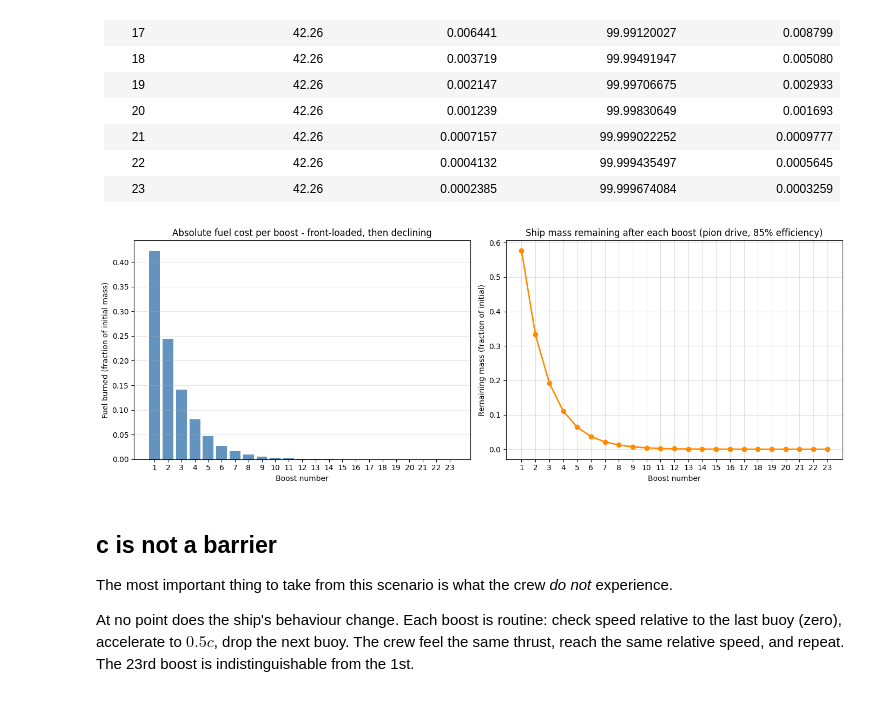
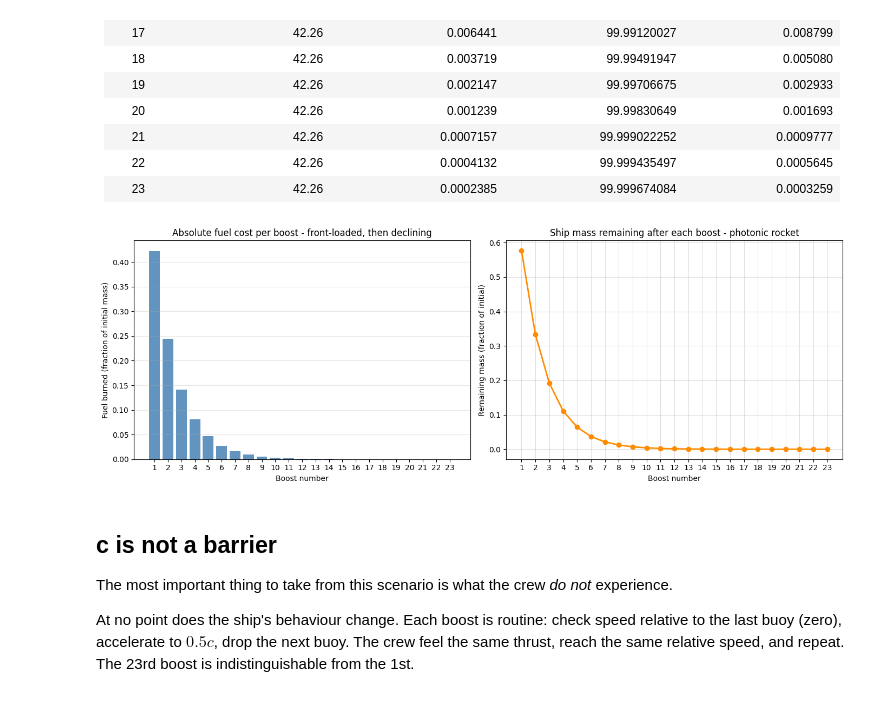
Before and after one commit to lookbusy1344/Relativity, a Jupyter notebook: Python/Dropping_buoys.ipynb, the cells around one changed output. Saved outputs shown, nothing was run; the diff lists cells and outputs as text; code cells hidden in the pictures.

Commit message:
chore: graph title tidying

```diff
--- a/Python/Dropping_buoys.ipynb
+++ b/Python/Dropping_buoys.ipynb
@@ -536,35 +536,35 @@ display(Markdown(fuel_table.get_string()));
 fuel_each_float = [float(f) for f in fuel_each]
 remaining_after_float = [float(r) for r in remaining_after]
 
 fig, (ax1, ax2) = plt.subplots(1, 2, figsize=(14, 5))
 
 # Left: absolute fuel burned per boost (normalised to initial_mass = 1)
 ax1.bar(boost_nums, fuel_each_float, color="steelblue", alpha=0.85)
 ax1.set_xlabel("Boost number")
 ax1.set_ylabel("Fuel burned (fraction of initial mass)")
 ax1.set_title("Absolute fuel cost per boost - front-loaded, then declining")
 ax1.grid(True, alpha=0.3, axis="y")
 ax1.set_xticks(boost_nums)
 
 # Right: remaining ship mass after each boost
 ax2.plot(
     boost_nums,
     remaining_after_float,
     "o-",
     color="darkorange",
     linewidth=2,
     markersize=6,
 )
 ax2.set_xlabel("Boost number")
 ax2.set_ylabel("Remaining mass (fraction of initial)")
-ax2.set_title("Ship mass remaining after each boost (pion drive, 85% efficiency)")
+ax2.set_title("Ship mass remaining after each boost - photonic rocket")
 ax2.grid(True, alpha=0.4)
 ax2.set_xticks(boost_nums)
 
 plt.tight_layout()
 plt.show();
 # %% [output]
-[figure, old version]
+[figure, new version]
 # %% [markdown]
 ## c is not a barrier
 
```
